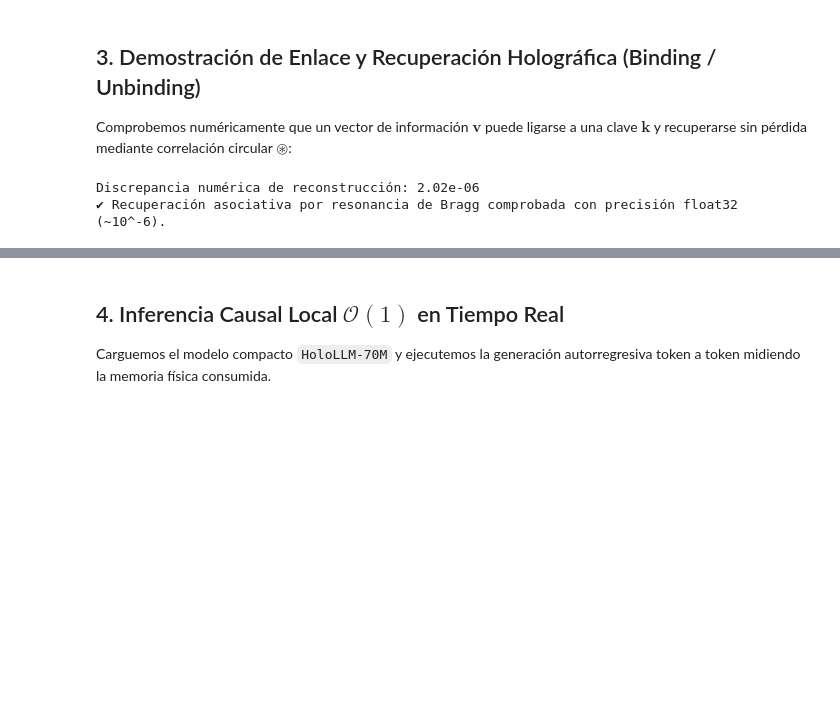
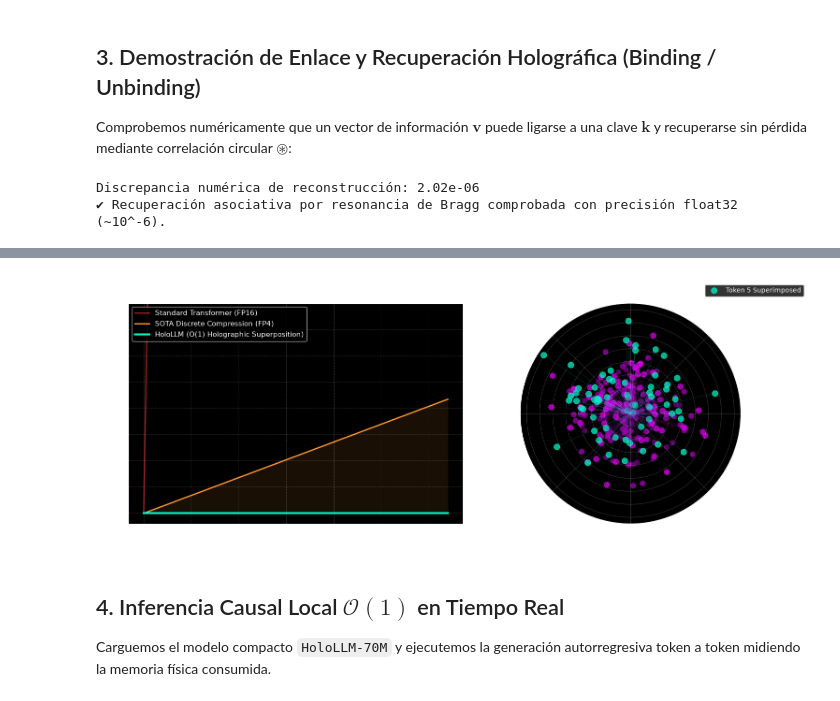
Before and after one commit to MRCSIBR/HoloLLM, a Jupyter notebook: notebooks/HoloLLM_Theory_and_Engine.ipynb, the cells around one changed output, grey strips where cells are left out. Drawn from its saved outputs; the diff is of its cells as text; code cells hidden in the pictures; blank space fills up the shorter version.

Commit message:
docs(notebook): add continuous holographic superposition section and plots

```diff
--- a/notebooks/HoloLLM_Theory_and_Engine.ipynb
+++ b/notebooks/HoloLLM_Theory_and_Engine.ipynb
@@ -127,3 +137,79 @@ Discrepancia numérica de reconstrucción: 2.02e-06
+# %%
+import torch
+import numpy as np
+import matplotlib.pyplot as plt
+
+# ==========================================
+# SUPERPOSICIÓN CONTINUA HOLOGRÁFICA vs. KV-CACHE
+# ==========================================
+
+# 1. Parámetros de simulación
+num_tokens = np.linspace(1, 128000, 500)
+bytes_per_token_deepseek = 890 / (1024**2)  # ~890 bytes en MB (FP4 Extremo)
+bytes_per_token_standard = 131072 / (1024**2) # ~128 KB en MB (FP16 Estándar)
+
+# Memoria O(N) vs Memoria O(1)
+mem_standard = num_tokens * bytes_per_token_standard
+mem_deepseek = num_tokens * bytes_per_token_deepseek
+mem_holollm = np.full_like(num_tokens, 64 / 1024)  # 64 KB constantes en MB
+
+# 2. Configuración visual
+fig = plt.figure(figsize=(16, 6))
+plt.style.use('dark_background')
+
+# --- GRÁFICO IZQUIERDO: El Muro de Memoria ---
+ax1 = plt.subplot(1, 2, 1)
+ax1.plot(num_tokens, mem_standard, color='#ff3333', linewidth=2, label='Standard Transformer (FP16)', alpha=0.6)
+ax1.plot(num_tokens, mem_deepseek, color='#ff9933', linewidth=2, label='SOTA Discrete Compression (FP4)')
+ax1.plot(num_tokens, mem_holollm, color='#00ffcc', linewidth=3, label='HoloLLM (O(1) Holographic Superposition)')
+
+ax1.fill_between(num_tokens, mem_holollm, mem_deepseek, color='#ff9933', alpha=0.1)
+ax1.set_title("Memory Complexity: Linear O(N) vs Constant O(1)", fontsize=14, pad=15)
+ax1.set_xlabel("Context Length (Tokens)", fontsize=12)
+ax1.set_ylabel("VRAM Consumption (MB)", fontsize=12)
+ax1.set_ylim(-10, 200) # Acotado a 200MB para ver el detalle de compresión
+ax1.grid(True, alpha=0.2, linestyle='--')
+ax1.legend(loc='upper left', fontsize=11)
+
+# --- GRÁFICO DERECHO: El Toro Unitario (Orden Implicado) ---
+ax2 = plt.subplot(1, 2, 2, projection='polar')
+
+# Simulamos 5 tokens superponiéndose en el espacio complejo
+D_f = 64
+decay_lambda = 0.95
+S_state = torch.zeros(D_f, dtype=torch.complex64)
+
+colors = ['#440055', '#770088', '#aa00bb', '#dd00ee', '#00ffcc']
+
+for i, color in enumerate(colors):
+    # Generamos una firma de fase aleatoria para el token en el toro unitario
+    token_phase = torch.rand(D_f) * 2 * torch.pi - torch.pi
+    token_complex = torch.polar(torch.ones(D_f), token_phase)
+
+    # Superposición causal (acumulación con decaimiento)
+    S_state = decay_lambda * S_state + token_complex
+
+    # Extraemos radio y ángulo del estado holonómico actual
+    radii = torch.abs(S_state).numpy()
+    angles = torch.angle(S_state).numpy()
+
+    # Graficamos la capa de superposición
+    ax2.scatter(angles, radii, color=color, s=40 + i*10, alpha=0.7,
+                label=f'Token {i+1} Superimposed' if i == len(colors)-1 else "")
+
+    # Conectamos las fases para mostrar la red de interferencia
+    for j in range(D_f):
+        ax2.plot([0, angles[j]], [0, radii[j]], color=color, alpha=0.15, linewidth=1)
+
+ax2.set_title("Continuous Holographic Superposition on the Unit Torus ($\mathbb{C}^{D_f}$)", fontsize=14, pad=25)
+ax2.set_yticklabels([])  # Ocultar radios numéricos para estética
+ax2.grid(True, alpha=0.2)
+ax2.legend(loc='upper right', bbox_to_anchor=(1.3, 1.1), fontsize=10)
+
+plt.tight_layout()
+plt.show()
+# %% [output]
+[figure, added]
 # %% [markdown]
 ## 4. Inferencia Causal Local $\mathcal{O}(1)$ en Tiempo Real
 Carguemos el modelo compacto `HoloLLM-70M` y ejecutemos la generación autorregresiva token a token midiendo la memoria física consumida.
```
Also changed, not shown: parts of 2 cells of this notebook, 1 other file.
